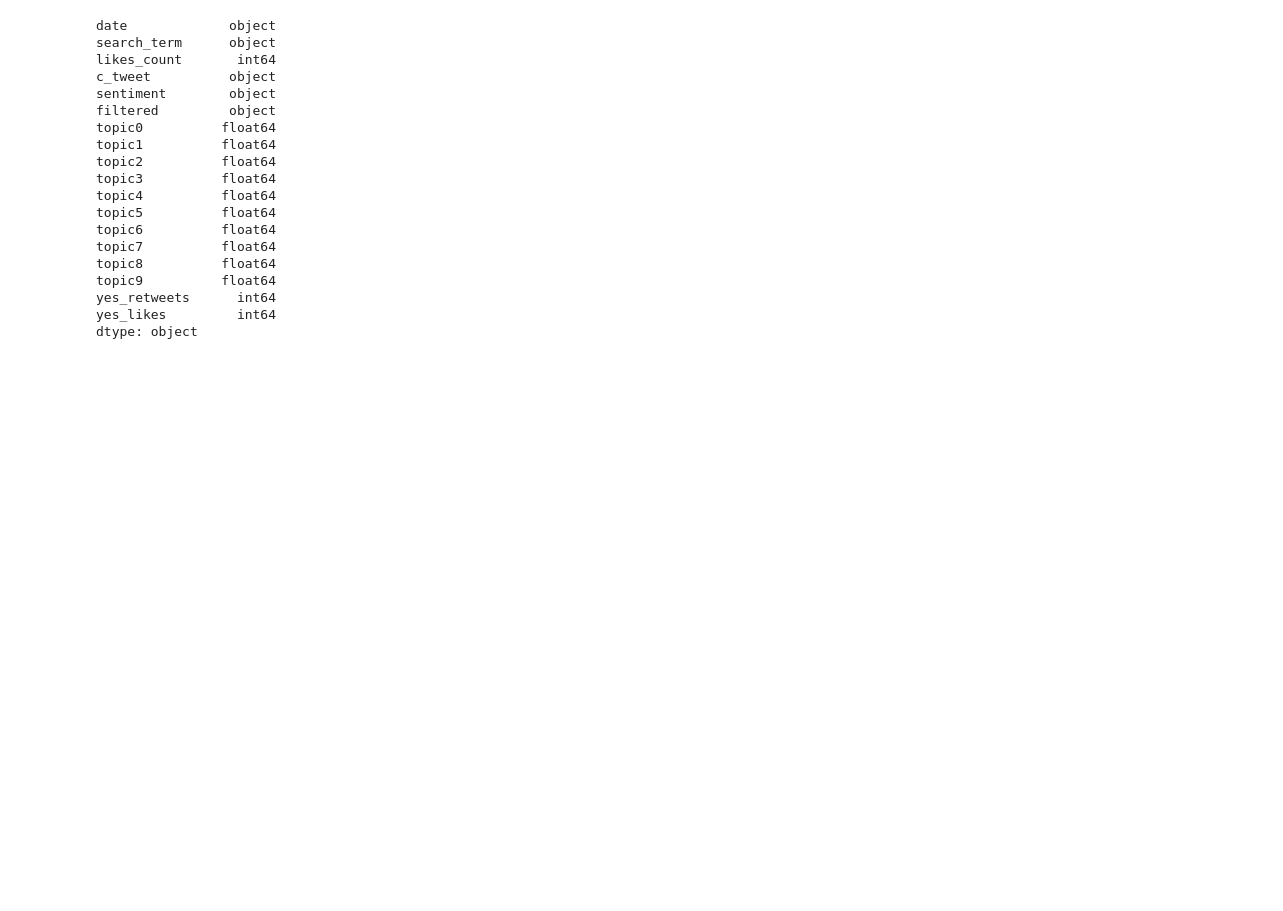
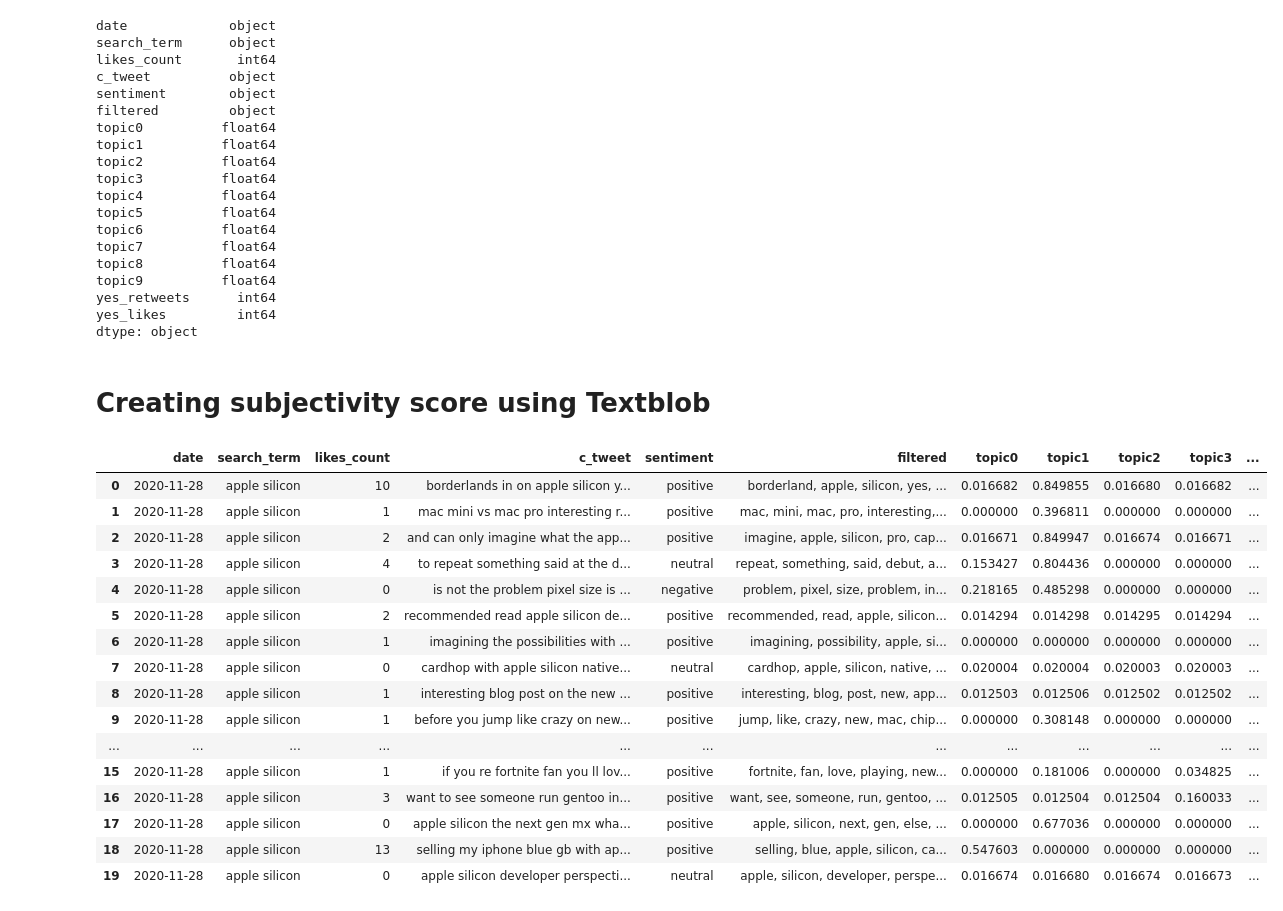
Before and after one commit to brenfrrs/twitter_sentiment_analysis, a Jupyter notebook: Dj-eda.ipynb, the cells around one changed output. Drawn from its saved outputs; the diff is of its cells as text; code cells hidden in the pictures; blank space fills up the shorter version.

Commit message:
Added Subjectivity score

```diff
--- a/Dj-eda.ipynb
+++ b/Dj-eda.ipynb
@@ -468,4 +467,5 @@ Words: 0.064*"apple" + 0.034*"new" + 0.031*"silicon" + 0.027*"mac" + 0.020*"air"
 # %% [markdown]
 ## Running LDA model on the TFIDF generated corpus
 # %%
-lda_model_tfidf = gensim.models.LdaMulticore(corpus_tfidf, num_topics=10, id2word=dictionary, passes=5, workers=8)
+%%time
+lda_model_tfidf = gensim.models.LdaMulticore(corpus_tfidf, num_topics=4, id2word=dictionary, passes=10, workers=8, random_state=1)
@@ -635,3 +633,5 @@ topic9          float64
 yes_retweets      int64
 yes_likes         int64
 dtype: object
+# %% [markdown]
+# Creating subjectivity score using Textblob
@@ -637,0 +640,22 @@ dtype: object
+# %%
+main_df['subjectivity_score'] = main_df['filtered'].apply(lambda x: TextBlob(x).sentiment.subjectivity)
+# %%
+main_df.head(20)
+# %% [output]
+|  | date | search_term | likes_count | c_tweet | sentiment | filtered | topic0 | topic1 | topic2 | topic3 | ... |
+| 0 | 2020-11-28 | apple silicon | 10 | borderlands in on apple silicon y... | positive | borderland, apple, silicon, yes, ... | 0.016682 | 0.849855 | 0.016680 | 0.016682 | ... |
+| 1 | 2020-11-28 | apple silicon | 1 | mac mini vs mac pro interesting r... | positive | mac, mini, mac, pro, interesting,... | 0.000000 | 0.396811 | 0.000000 | 0.000000 | ... |
+| 2 | 2020-11-28 | apple silicon | 2 | and can only imagine what the app... | positive | imagine, apple, silicon, pro, cap... | 0.016671 | 0.849947 | 0.016674 | 0.016671 | ... |
+| 3 | 2020-11-28 | apple silicon | 4 | to repeat something said at the d... | neutral | repeat, something, said, debut, a... | 0.153427 | 0.804436 | 0.000000 | 0.000000 | ... |
+| 4 | 2020-11-28 | apple silicon | 0 | is not the problem pixel size is ... | negative | problem, pixel, size, problem, in... | 0.218165 | 0.485298 | 0.000000 | 0.000000 | ... |
+| 5 | 2020-11-28 | apple silicon | 2 | recommended read apple silicon de... | positive | recommended, read, apple, silicon... | 0.014294 | 0.014298 | 0.014295 | 0.014294 | ... |
+| 6 | 2020-11-28 | apple silicon | 1 | imagining the possibilities with ... | positive | imagining, possibility, apple, si... | 0.000000 | 0.000000 | 0.000000 | 0.000000 | ... |
+| 7 | 2020-11-28 | apple silicon | 0 | cardhop with apple silicon native... | neutral | cardhop, apple, silicon, native, ... | 0.020004 | 0.020004 | 0.020003 | 0.020003 | ... |
+| 8 | 2020-11-28 | apple silicon | 1 | interesting blog post on the new ... | positive | interesting, blog, post, new, app... | 0.012503 | 0.012506 | 0.012502 | 0.012502 | ... |
+| 9 | 2020-11-28 | apple silicon | 1 | before you jump like crazy on new... | positive | jump, like, crazy, new, mac, chip... | 0.000000 | 0.308148 | 0.000000 | 0.000000 | ... |
+| ... | ... | ... | ... | ... | ... | ... | ... | ... | ... | ... | ... |
+| 15 | 2020-11-28 | apple silicon | 1 | if you re fortnite fan you ll lov... | positive | fortnite, fan, love, playing, new... | 0.000000 | 0.181006 | 0.000000 | 0.034825 | ... |
+| 16 | 2020-11-28 | apple silicon | 3 | want to see someone run gentoo in... | positive | want, see, someone, run, gentoo, ... | 0.012505 | 0.012504 | 0.012504 | 0.160033 | ... |
+| 17 | 2020-11-28 | apple silicon | 0 | apple silicon the next gen mx wha... | positive | apple, silicon, next, gen, else, ... | 0.000000 | 0.677036 | 0.000000 | 0.000000 | ... |
+| 18 | 2020-11-28 | apple silicon | 13 | selling my iphone blue gb with ap... | positive | selling, blue, apple, silicon, ca... | 0.547603 | 0.000000 | 0.000000 | 0.000000 | ... |
+| 19 | 2020-11-28 | apple silicon | 0 | apple silicon developer perspecti... | neutral | apple, silicon, developer, perspe... | 0.016674 | 0.016680 | 0.016674 | 0.016673 | ... |
```
Also changed, not shown: parts of 8 cells of this notebook.
